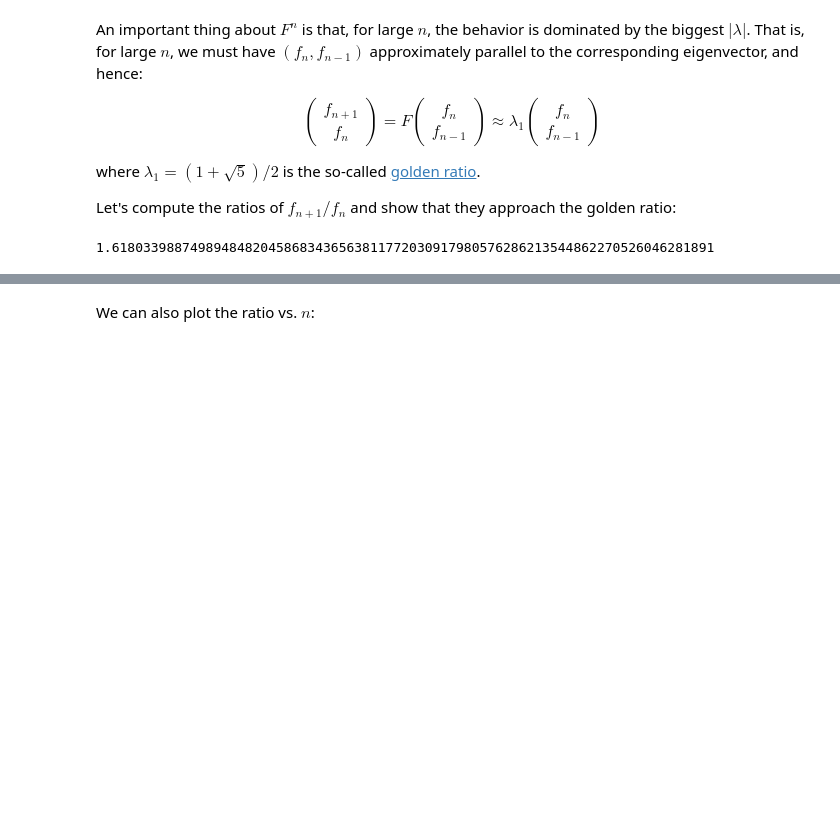
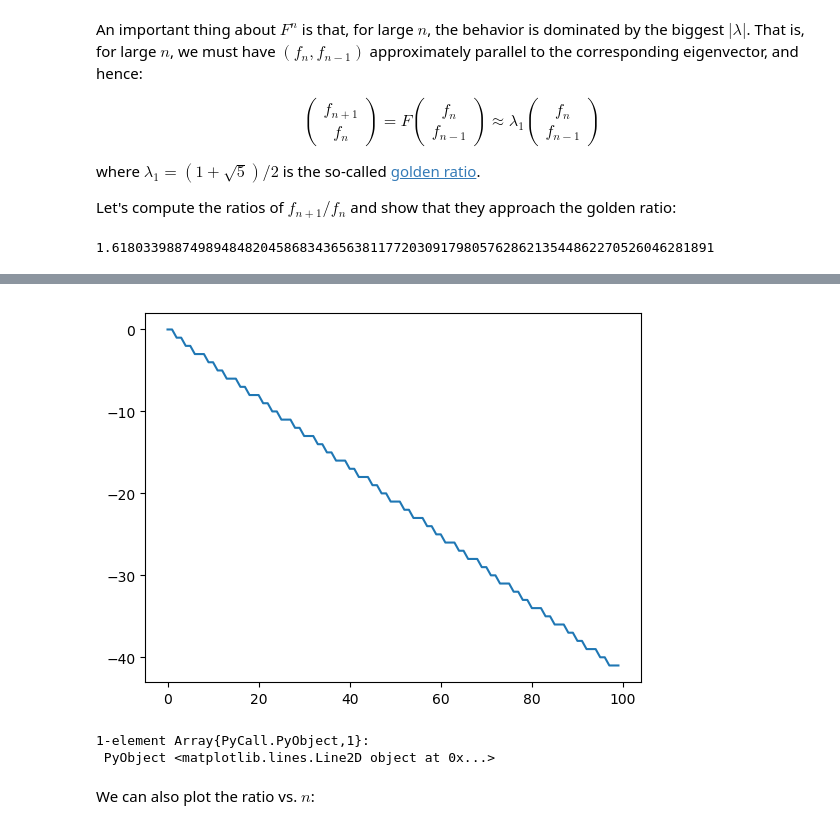
Before and after one commit to mitmath/1806, a Jupyter notebook: lectures/Fibonacci.ipynb, the cells around one changed output, grey strips where cells are left out. Cells and saved outputs as stored; diff of their text form; code cells hidden in the pictures; blank space fills up the shorter version.

```diff
--- a/lectures/Fibonacci.ipynb
+++ b/lectures/Fibonacci.ipynb
@@ -166,3 +157,12 @@ Interact.Options{:SelectionSlider,Int64}(Signal{Int64}(500, nactions=1),"n",500,
+# %%
+
+v = [  fastfib(i+1)/fastfib(i) for i=1:100]
+
+plot(Int.(round.(log10.(abs.(v .- (1 + √big(5))/2)))))
+# %% [output]
+[figure, added]
+1-element Array{PyCall.PyObject,1}:
+ PyObject <matplotlib.lines.Line2D object at 0x...>
 # %% [markdown]
 We can also plot the ratio vs. $n$:
 # %%
```
Also changed, not shown: parts of 2 cells of this notebook, 3 other files.
